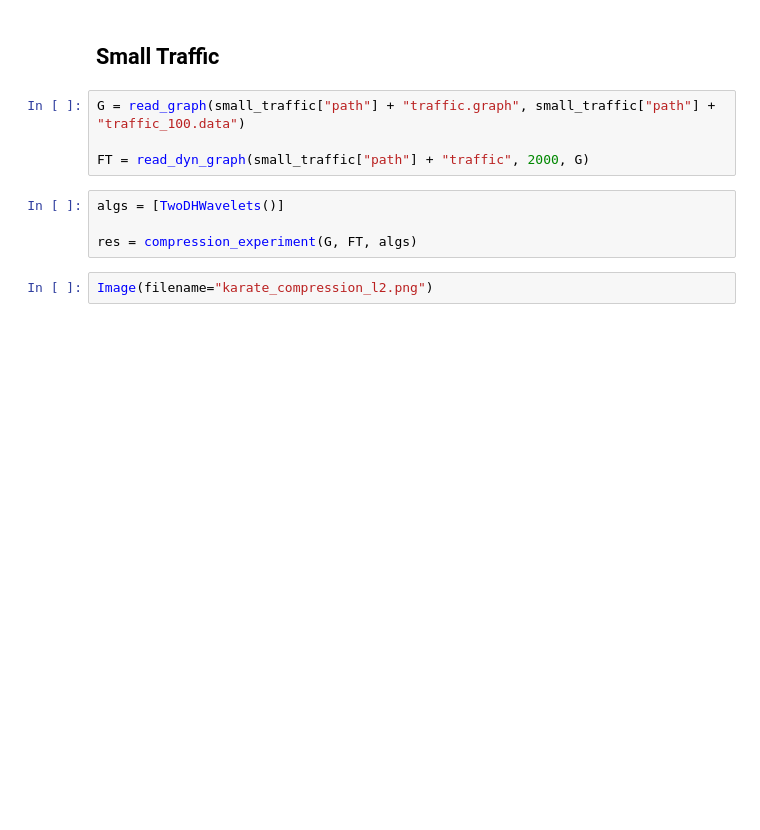
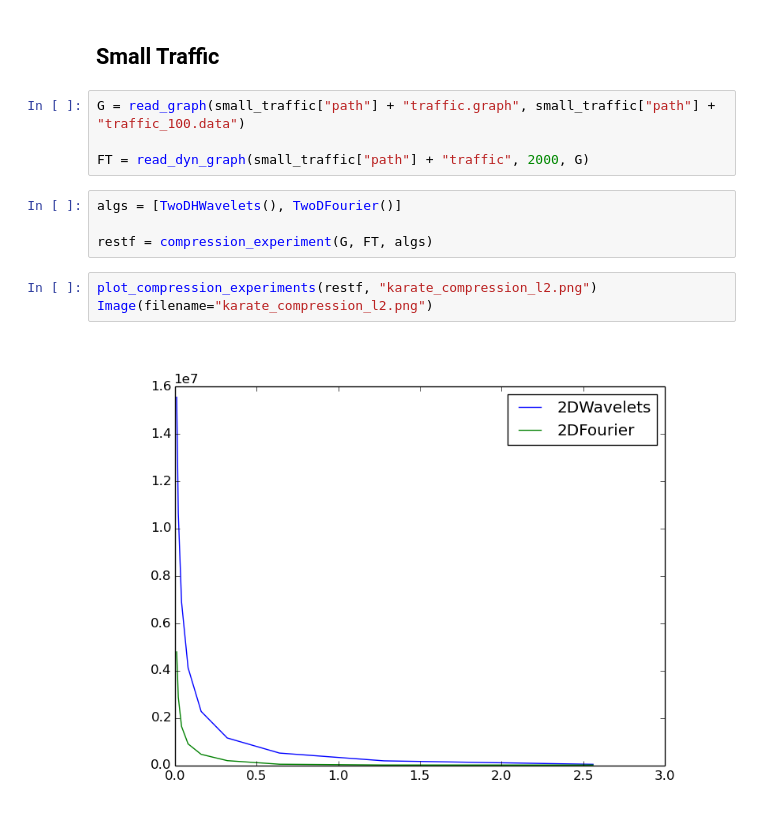
Before and after one commit to arleilps/network-process-discovery, a Jupyter notebook: network-processes.ipynb, the cells around one changed output. Saved outputs shown, nothing was run; the diff lists cells and outputs as text; blank space fills up the shorter version.

```diff
--- a/network-processes.ipynb
+++ b/network-processes.ipynb
@@ -854,8 +955,11 @@ G = read_graph(small_traffic["path"] + "traffic.graph", small_traffic["path"] +
 
 FT = read_dyn_graph(small_traffic["path"] + "traffic", 2000, G)
 # %%
-algs = [TwoDHWavelets()]
+algs = [TwoDHWavelets(), TwoDFourier()]
 
-res = compression_experiment(G, FT, algs)
+restf = compression_experiment(G, FT, algs)
 # %%
+plot_compression_experiments(restf, "karate_compression_l2.png")
 Image(filename="karate_compression_l2.png")
+# %% [output]
+[figure, added]
```
Also changed, not shown: parts of 7 cells of this notebook.
